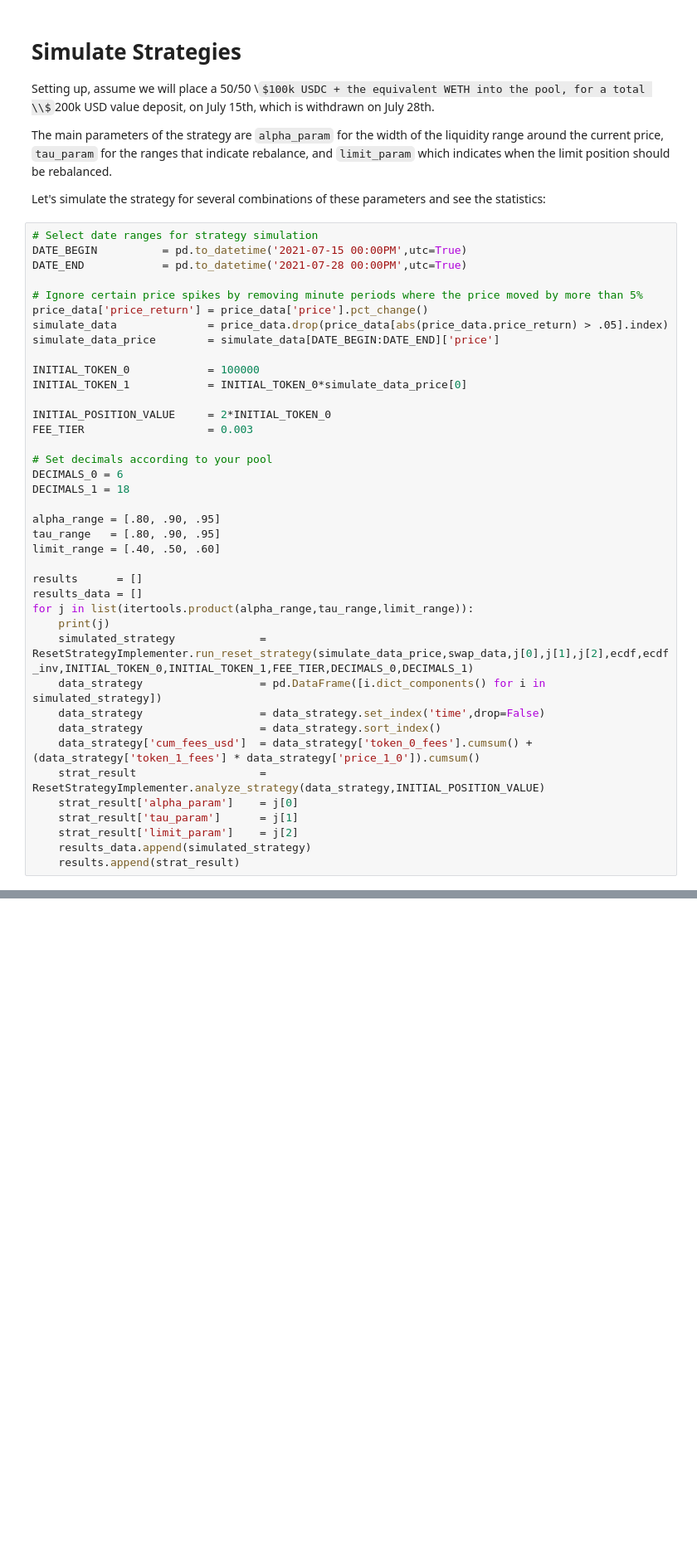
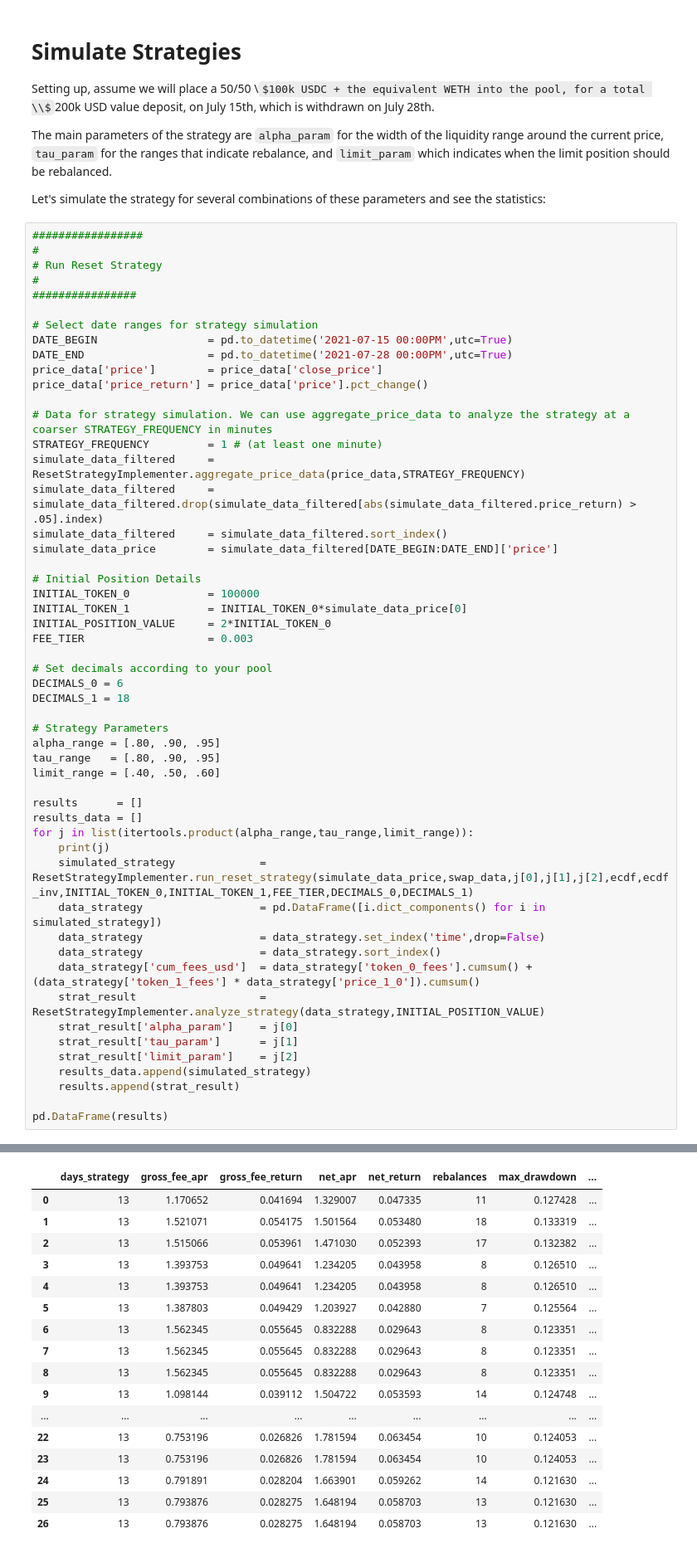
Before and after one commit to ricardgardella/active-strategy-framework, a Jupyter notebook: Strategy_simulation_example.ipynb, the cells around one changed output, grey strips where cells are left out. Shown at 83% size. Cells and saved outputs as stored; diff of their text form; some formulas as TeX source; blank space fills up the shorter version.

```diff
--- a/Strategy_simulation_example.ipynb
+++ b/Strategy_simulation_example.ipynb
@@ -63,18 +63,28 @@
 
 Let's simulate the strategy for several combinations of these parameters and see the statistics:
 # %%
+#################
+#
+# Run Reset Strategy
+#
+################
+
 # Select date ranges for strategy simulation
-DATE_BEGIN          = pd.to_datetime('2021-07-15 00:00PM',utc=True)
-DATE_END            = pd.to_datetime('2021-07-28 00:00PM',utc=True)
+DATE_BEGIN                 = pd.to_datetime('2021-07-15 00:00PM',utc=True)
+DATE_END                   = pd.to_datetime('2021-07-28 00:00PM',utc=True)
+price_data['price']        = price_data['close_price']
+price_data['price_return'] = price_data['price'].pct_change()
 
-# Ignore certain price spikes by removing minute periods where the price moved by more than 5%
-price_data['price_return'] = price_data['price'].pct_change()
-simulate_data              = price_data.drop(price_data[abs(price_data.price_return) > .05].index)
-simulate_data_price        = simulate_data[DATE_BEGIN:DATE_END]['price']
+# Data for strategy simulation. We can use aggregate_price_data to analyze the strategy at a coarser STRATEGY_FREQUENCY in minutes
+STRATEGY_FREQUENCY         = 1 # (at least one minute)
+simulate_data_filtered     = ResetStrategyImplementer.aggregate_price_data(price_data,STRATEGY_FREQUENCY)
+simulate_data_filtered     = simulate_data_filtered.drop(simulate_data_filtered[abs(simulate_data_filtered.price_return) > .05].index)
+simulate_data_filtered     = simulate_data_filtered.sort_index()
+simulate_data_price        = simulate_data_filtered[DATE_BEGIN:DATE_END]['price']
 
+# Initial Position Details
 INITIAL_TOKEN_0            = 100000
 INITIAL_TOKEN_1            = INITIAL_TOKEN_0*simulate_data_price[0]
-
 INITIAL_POSITION_VALUE     = 2*INITIAL_TOKEN_0
 FEE_TIER                   = 0.003
 
@@ -82,6 +92,7 @@ FEE_TIER                   = 0.003
 DECIMALS_0 = 6
 DECIMALS_1 = 18
 
+# Strategy Parameters
 alpha_range = [.80, .90, .95]
 tau_range   = [.80, .90, .95]
 limit_range = [.40, .50, .60]
@@ -92,30 +103,49 @@ for j in list(itertools.product(alpha_range,tau_range,limit_range)):
     print(j)
     simulated_strategy             = ResetStrategyImplementer.run_reset_strategy(simulate_data_price,swap_data,j[0],j[1],j[2],ecdf,ecdf_inv,INITIAL_TOKEN_0,INITIAL_TOKEN_1,FEE_TIER,DECIMALS_0,DECIMALS_1)
     data_strategy                  = pd.DataFrame([i.dict_components() for i in simulated_strategy])
     data_strategy                  = data_strategy.set_index('time',drop=False)
     data_strategy                  = data_strategy.sort_index()
     data_strategy['cum_fees_usd']  = data_strategy['token_0_fees'].cumsum() + (data_strategy['token_1_fees'] * data_strategy['price_1_0']).cumsum()
     strat_result                   = ResetStrategyImplementer.analyze_strategy(data_strategy,INITIAL_POSITION_VALUE)
     strat_result['alpha_param']    = j[0]
     strat_result['tau_param']      = j[1]
     strat_result['limit_param']    = j[2]
     results_data.append(simulated_strategy)
     results.append(strat_result)
+
+pd.DataFrame(results)
 # %% [output]
 (0.8, 0.8, 0.4)
 (0.8, 0.8, 0.5)
 (0.8, 0.8, 0.6)
 (0.8, 0.9, 0.4)
 (0.8, 0.9, 0.5)
 (0.8, 0.9, 0.6)
 (0.8, 0.95, 0.4)
 (0.8, 0.95, 0.5)
 (0.8, 0.95, 0.6)
 (0.9, 0.8, 0.4)
 (0.9, 0.8, 0.5)
 (0.9, 0.8, 0.6)
 ... (11 lines left out)
 (0.95, 0.9, 0.6)
 (0.95, 0.95, 0.4)
 (0.95, 0.95, 0.5)
 (0.95, 0.95, 0.6)
+|  | days_strategy | gross_fee_apr | gross_fee_return | net_apr | net_return | rebalances | max_drawdown | ... |
+| 0 | 13 | 1.170652 | 0.041694 | 1.329007 | 0.047335 | 11 | 0.127428 | ... |
+| 1 | 13 | 1.521071 | 0.054175 | 1.501564 | 0.053480 | 18 | 0.133319 | ... |
+| 2 | 13 | 1.515066 | 0.053961 | 1.471030 | 0.052393 | 17 | 0.132382 | ... |
+| 3 | 13 | 1.393753 | 0.049641 | 1.234205 | 0.043958 | 8 | 0.126510 | ... |
+| 4 | 13 | 1.393753 | 0.049641 | 1.234205 | 0.043958 | 8 | 0.126510 | ... |
+| 5 | 13 | 1.387803 | 0.049429 | 1.203927 | 0.042880 | 7 | 0.125564 | ... |
+| 6 | 13 | 1.562345 | 0.055645 | 0.832288 | 0.029643 | 8 | 0.123351 | ... |
+| 7 | 13 | 1.562345 | 0.055645 | 0.832288 | 0.029643 | 8 | 0.123351 | ... |
+| 8 | 13 | 1.562345 | 0.055645 | 0.832288 | 0.029643 | 8 | 0.123351 | ... |
+| 9 | 13 | 1.098144 | 0.039112 | 1.504722 | 0.053593 | 14 | 0.124748 | ... |
+| ... | ... | ... | ... | ... | ... | ... | ... | ... |
+| 22 | 13 | 0.753196 | 0.026826 | 1.781594 | 0.063454 | 10 | 0.124053 | ... |
+| 23 | 13 | 0.753196 | 0.026826 | 1.781594 | 0.063454 | 10 | 0.124053 | ... |
+| 24 | 13 | 0.791891 | 0.028204 | 1.663901 | 0.059262 | 14 | 0.121630 | ... |
+| 25 | 13 | 0.793876 | 0.028275 | 1.648194 | 0.058703 | 13 | 0.121630 | ... |
+| 26 | 13 | 0.793876 | 0.028275 | 1.648194 | 0.058703 | 13 | 0.121630 | ... |
```
Also changed, not shown: parts of 10 cells of this notebook, 2 other files.
